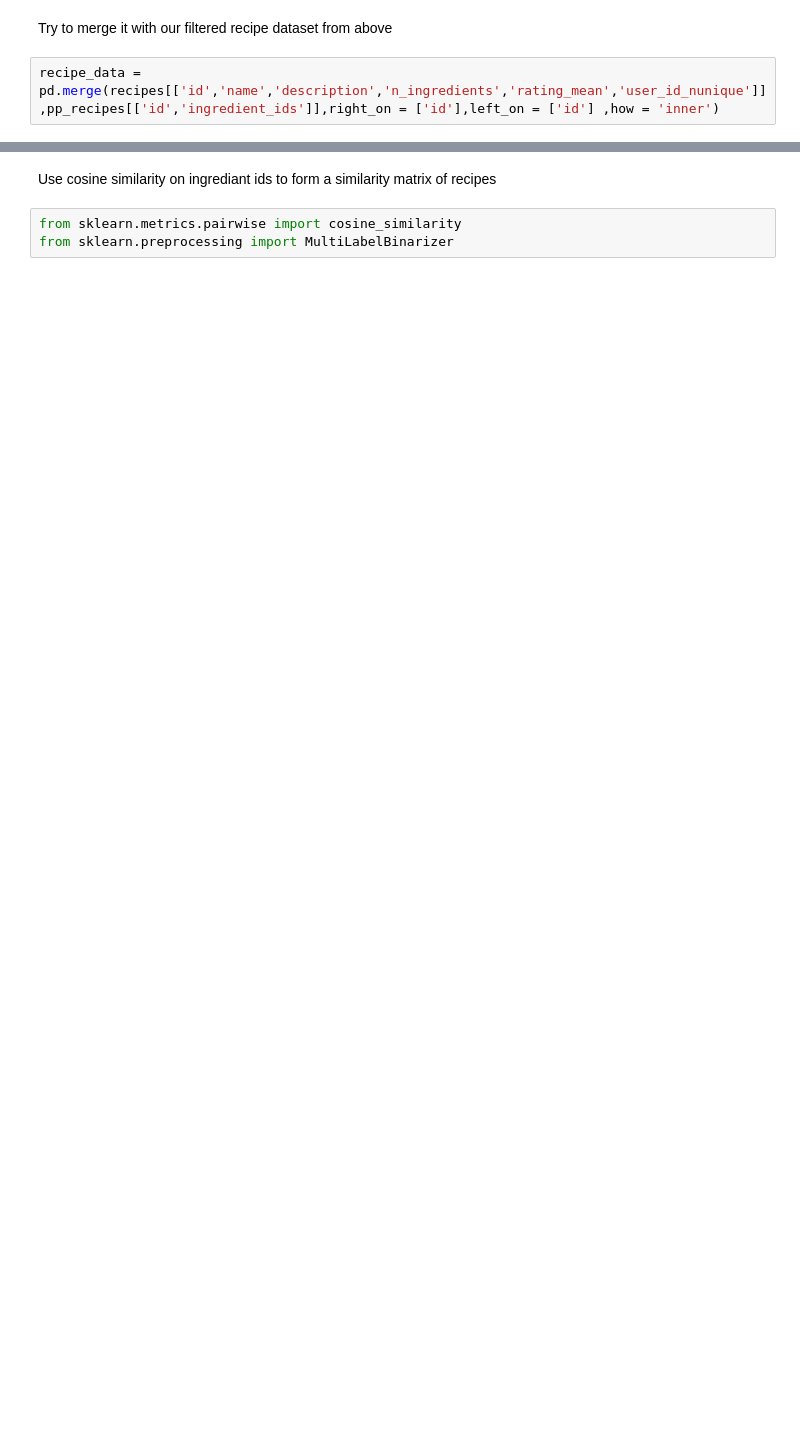
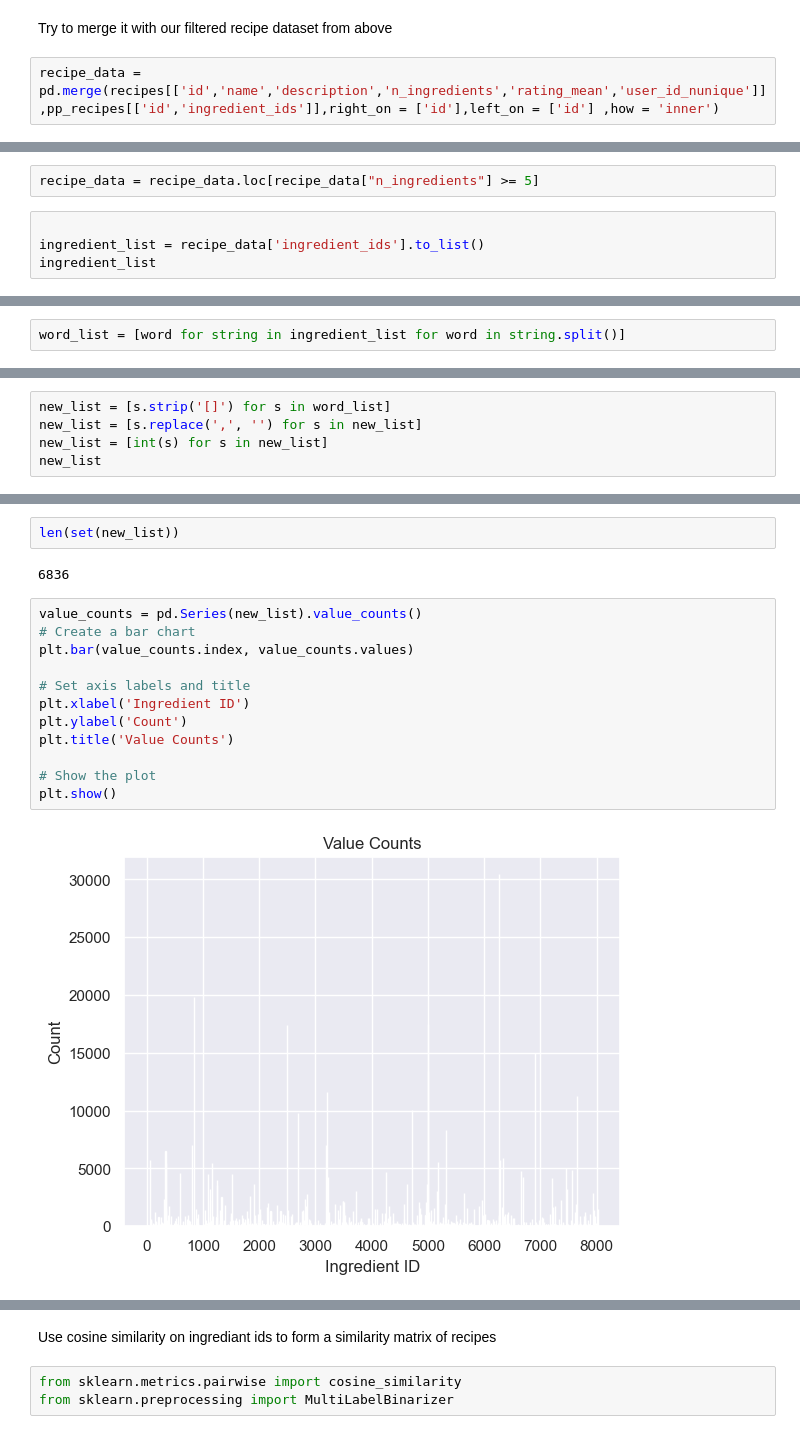
Before and after one commit to iamvinitk/food-finder, a Jupyter notebook: models/Content Based Recommendations.ipynb, the cells around one changed output, grey strips where cells are left out. Drawn from its saved outputs; the diff is of its cells as text; blank space fills up the shorter version.

```diff
--- a/models/Content Based Recommendations.ipynb
+++ b/models/Content Based Recommendations.ipynb
@@ -322,3 +322,9 @@ Sample data:
 | 2 | 75452 | beat this banana bread | from ann hodgman's | 9 | 4.4 | 5 | [6906, 7367, 342, 2499, 2832, 506... |
 | 3 | 42198 | better than sex strawberries | simple but sexy. this was in my l... | 7 | 3.8 | 5 | [7495, 840, 5695, 2499, 7705, 684... |
 | 4 | 67547 | better then bush s baked beans | i'd have to say that this is a la... | 13 | 3.9 | 10 | [3384, 1248, 2045, 4807, 1833, 50... |
+# %%
+recipe_data = recipe_data.loc[recipe_data["n_ingredients"] >= 5]
+# %%
+
+ingredient_list = recipe_data['ingredient_ids'].to_list()
+ingredient_list
@@ -324,0 +349,2 @@ Sample data:
+# %%
+word_list = [word for string in ingredient_list for word in string.split()]
@@ -324,0 +371,5 @@ Sample data:
+# %%
+new_list = [s.strip('[]') for s in word_list]
+new_list = [s.replace(',', '') for s in new_list]
+new_list = [int(s) for s in new_list]
+new_list
@@ -324,0 +394,18 @@ Sample data:
+# %%
+len(set(new_list))
+# %% [output]
+6836
+# %%
+value_counts = pd.Series(new_list).value_counts()
+# Create a bar chart
+plt.bar(value_counts.index, value_counts.values)
+
+# Set axis labels and title
+plt.xlabel('Ingredient ID')
+plt.ylabel('Count')
+plt.title('Value Counts')
+
+# Show the plot
+plt.show()
+# %% [output]
+[figure, added]
```
Also changed, not shown: parts of 14 cells of this notebook, 1 other file.
